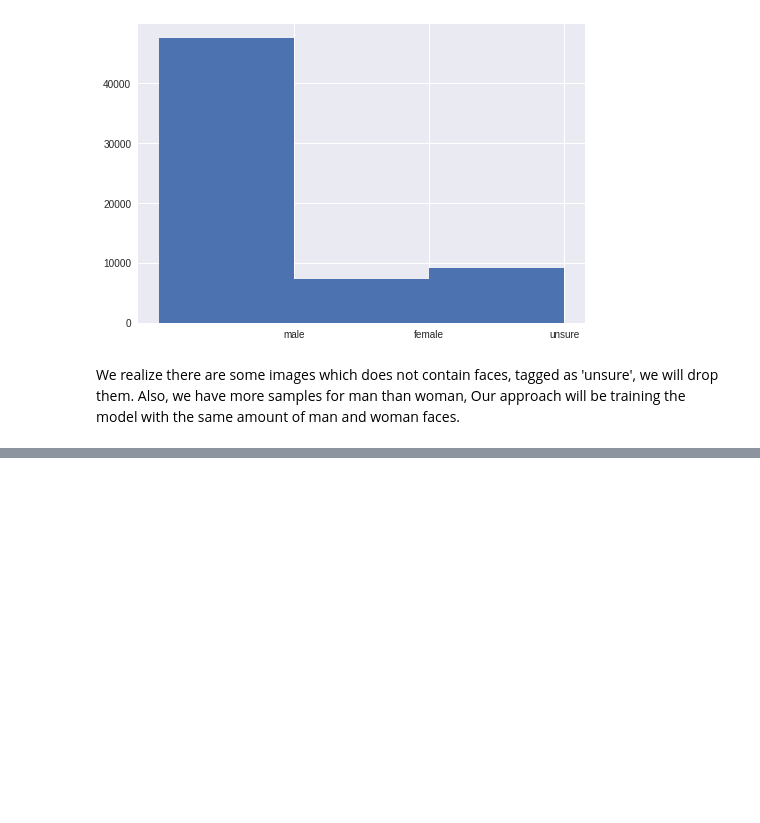
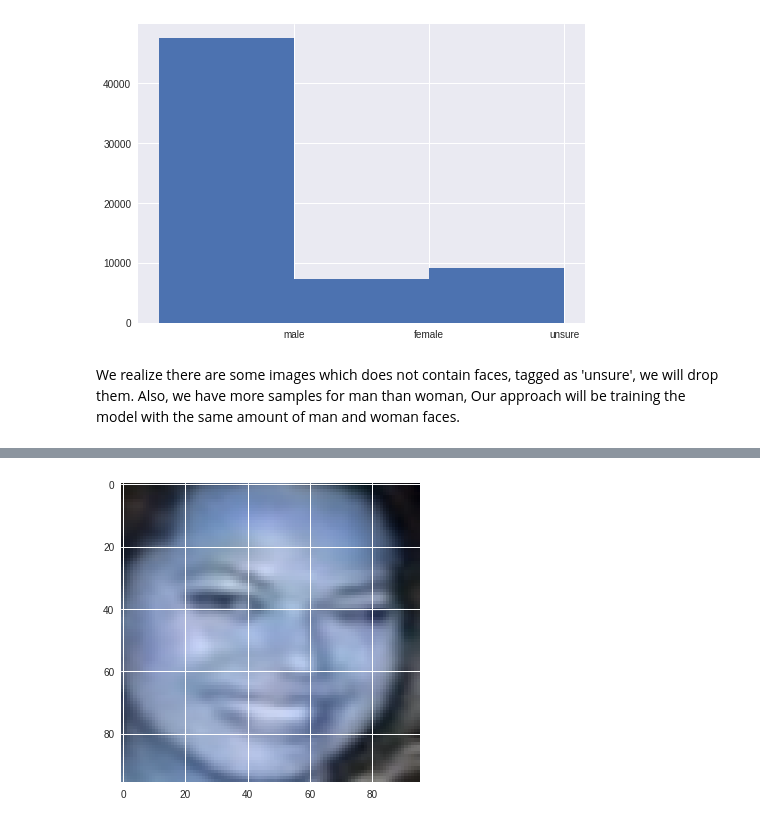
Before and after one commit to Ang3lino/mlnn, a Jupyter notebook: projects/2/gender_classification.ipynb, the cells around one changed output, grey strips where cells are left out. Drawn from its saved outputs; the diff is of its cells as text; code cells hidden in the pictures; blank space fills up the shorter version.

```diff
--- a/projects/2/gender_classification.ipynb
+++ b/projects/2/gender_classification.ipynb
@@ -94,0 +268,8 @@ X[:5], y[:5]
+# %%
+image = cv2.imread('img/female/168.jpeg')  # three people in picture
+
+faces = faces_from_image(image)
+face = faces[0]
+plot_img(face)
+# %% [output]
+[figure, added]
```
Also changed, not shown: parts of 30 cells of this notebook.
